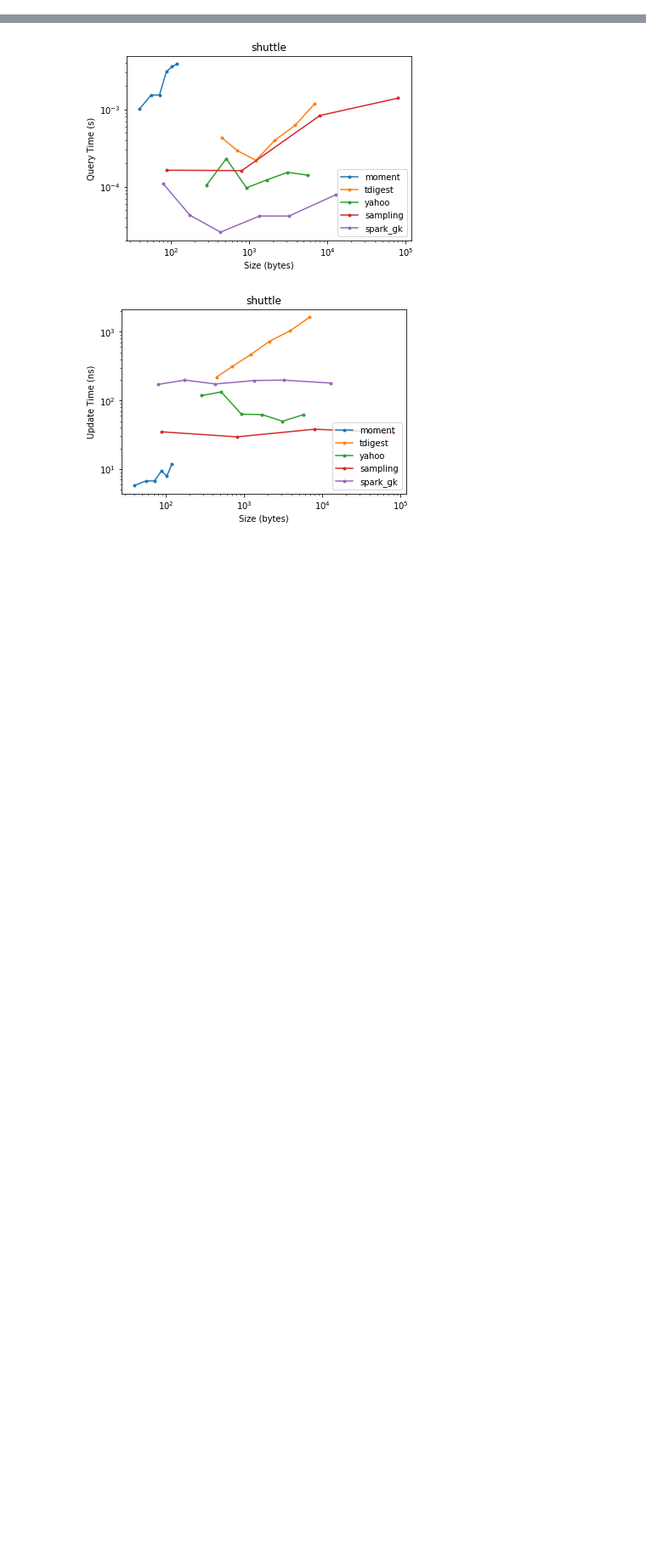
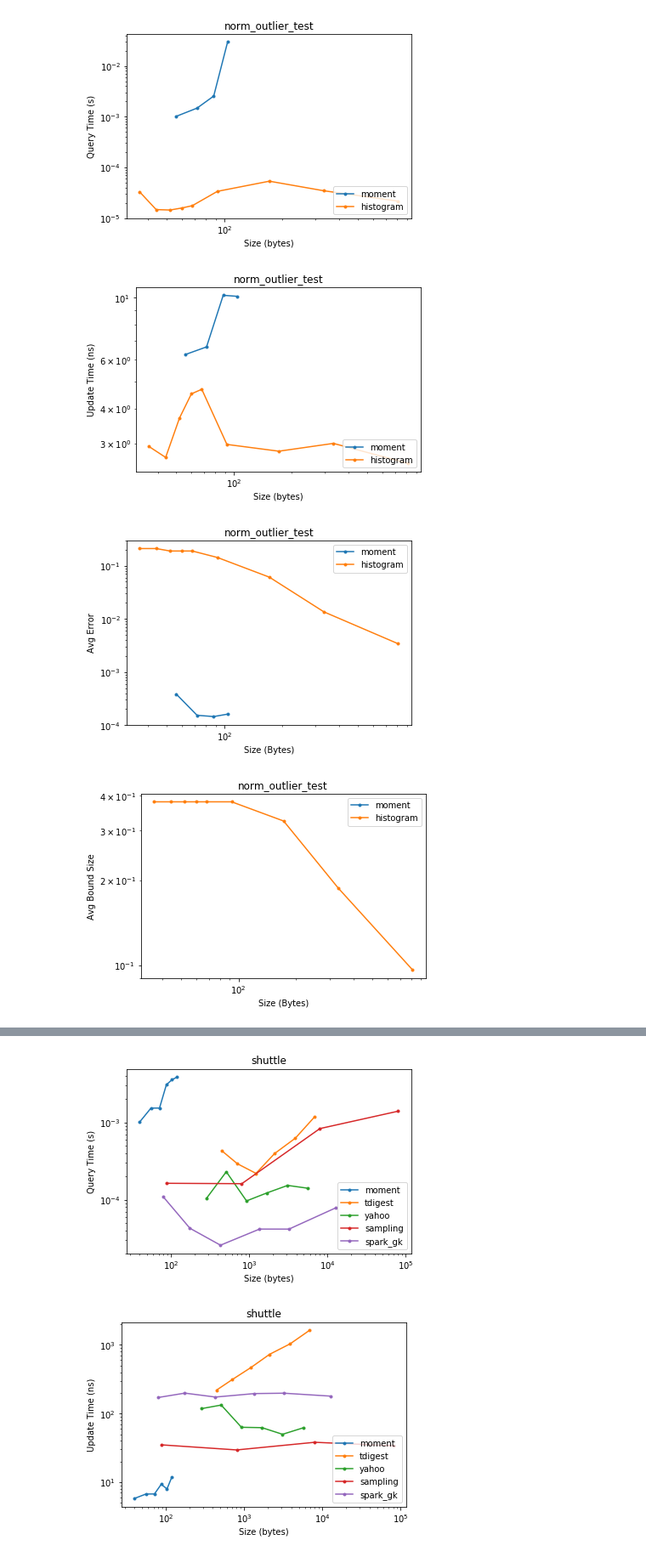
Before and after one commit to stanford-futuredata/msketch, a Jupyter notebook: analysis/Point Benchmark.ipynb, the cells around one changed output, grey strips where cells are left out. Shown at 85% size. Drawn from its saved outputs; the diff is of its cells as text; code cells hidden in the pictures; blank space fills up the shorter version.

```diff
--- a/analysis/Point Benchmark.ipynb
+++ b/analysis/Point Benchmark.ipynb
@@ -107,6 +103,19 @@ def gen_plots(df, sorted_data, name):
     plt.savefig("{}_bound.pdf".format(name))
 
     return dft
+# %%
+orig_df = pd.read_csv("../../datasets/norm_outlier.csv")
+orig_data = orig_df["0"]
+sorted_data = np.sort(orig_data)
+sketches = ["moment", "histogram"]
+# %%
+df = pd.read_csv("../javamsketch/results/norm_outlier_test_1514614423.csv")
+dft = gen_plots(df, sorted_data, "norm_outlier_test")
+# %% [output]
+[figure, added]
+[figure, added]
+[figure, added]
+[figure, added]
 # %%
 df = pd.read_csv("../javamsketch/results/milan_point_1513719294.csv")
 orig_df = pd.read_csv("../../datasets/internet-mi-2013-11-01_09.csv")
```
Also changed, not shown: parts of 5 cells of this notebook, 5 other files.
